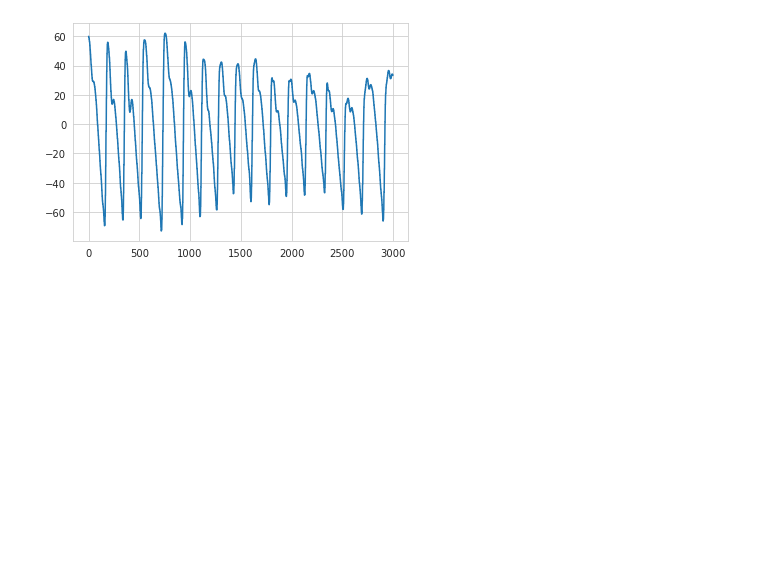
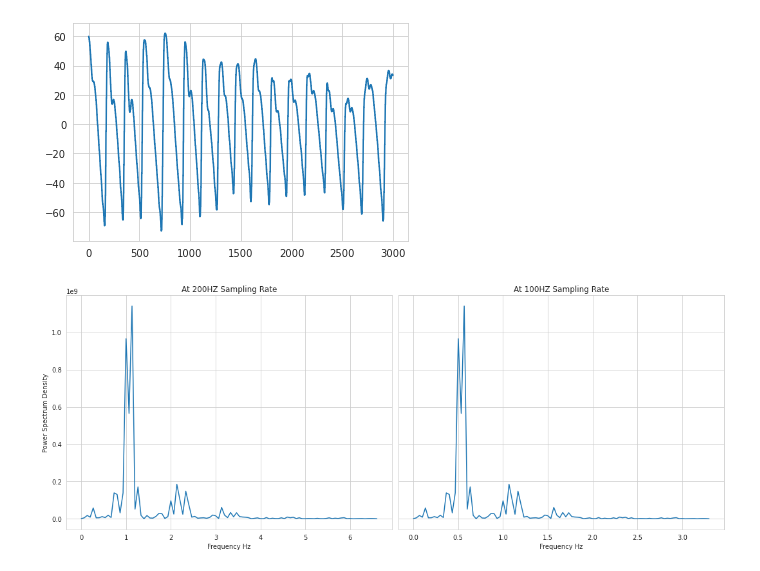
Before and after one commit to WHITSNAK/sta542-sp23, a Jupyter notebook: hw3/hw3 - 4.ipynb, the cells around one changed output. Saved outputs shown, nothing was run; the diff lists cells and outputs as text; code cells hidden in the pictures; blank space fills up the shorter version.

```diff
--- a/hw3/hw3 - 4.ipynb
+++ b/hw3/hw3 - 4.ipynb
@@ -15,3 +15,20 @@ plt.plot(xs)
 # %% [output]
 [<matplotlib.lines.Line2D at 0x...>]
 [figure]
+# %%
+psd = np.abs(np.fft.fft(xs)) ** 2
+# %%
+fig, ax = plt.subplots(ncols=2, figsize=(15, 6), sharey=True)
+
+ax[0].plot(np.fft.fftfreq(3000, 1/200)[:100], psd[:100])
+ax[1].plot(np.fft.fftfreq(3000, 1/100)[:100], psd[:100])
+
+ax[0].set_xlabel('Frequency Hz')
+ax[0].set_ylabel('Power Spectrum Density')
+ax[0].set_title('At 200HZ Sampling Rate')
+ax[1].set_xlabel('Frequency Hz')
+ax[1].set_title('At 100HZ Sampling Rate')
+fig.tight_layout()
+fig.show()
+# %% [output]
+[figure, added]
```
Also changed, not shown: 1 other file.
